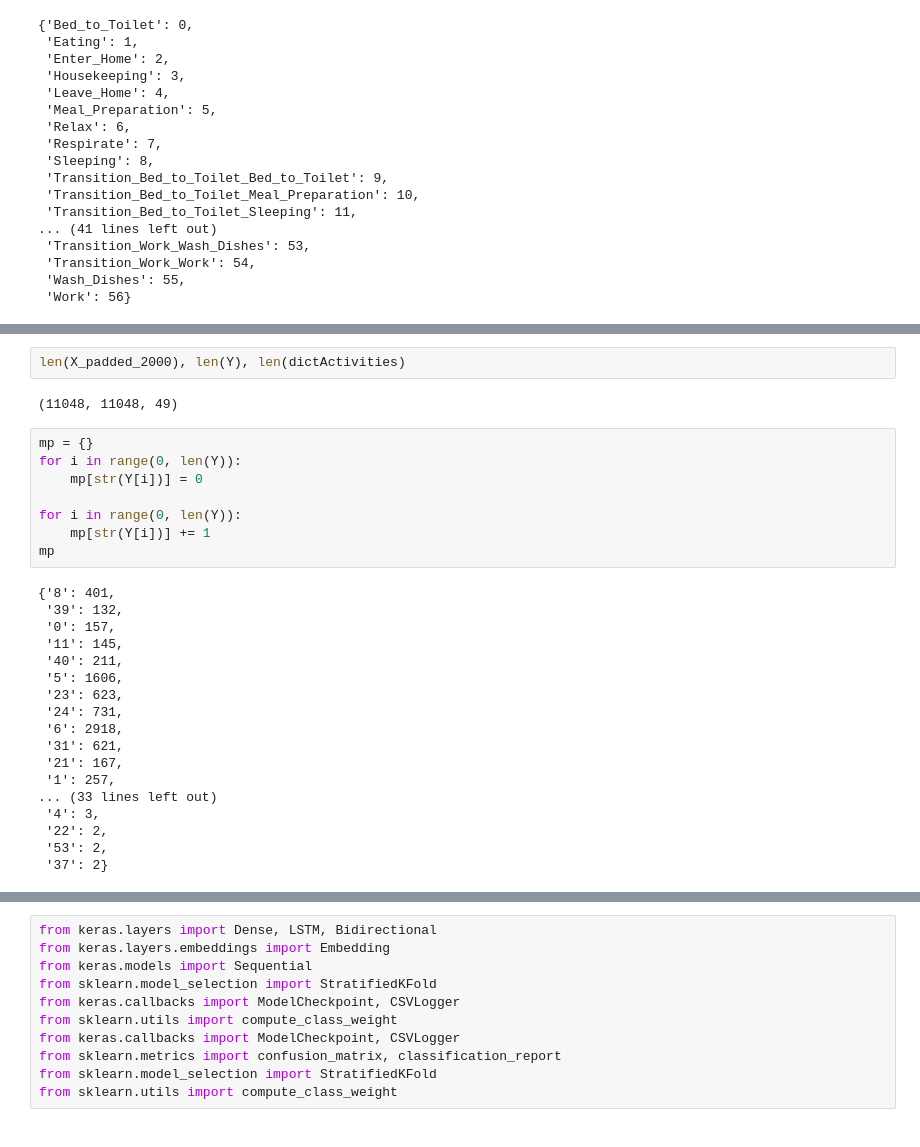
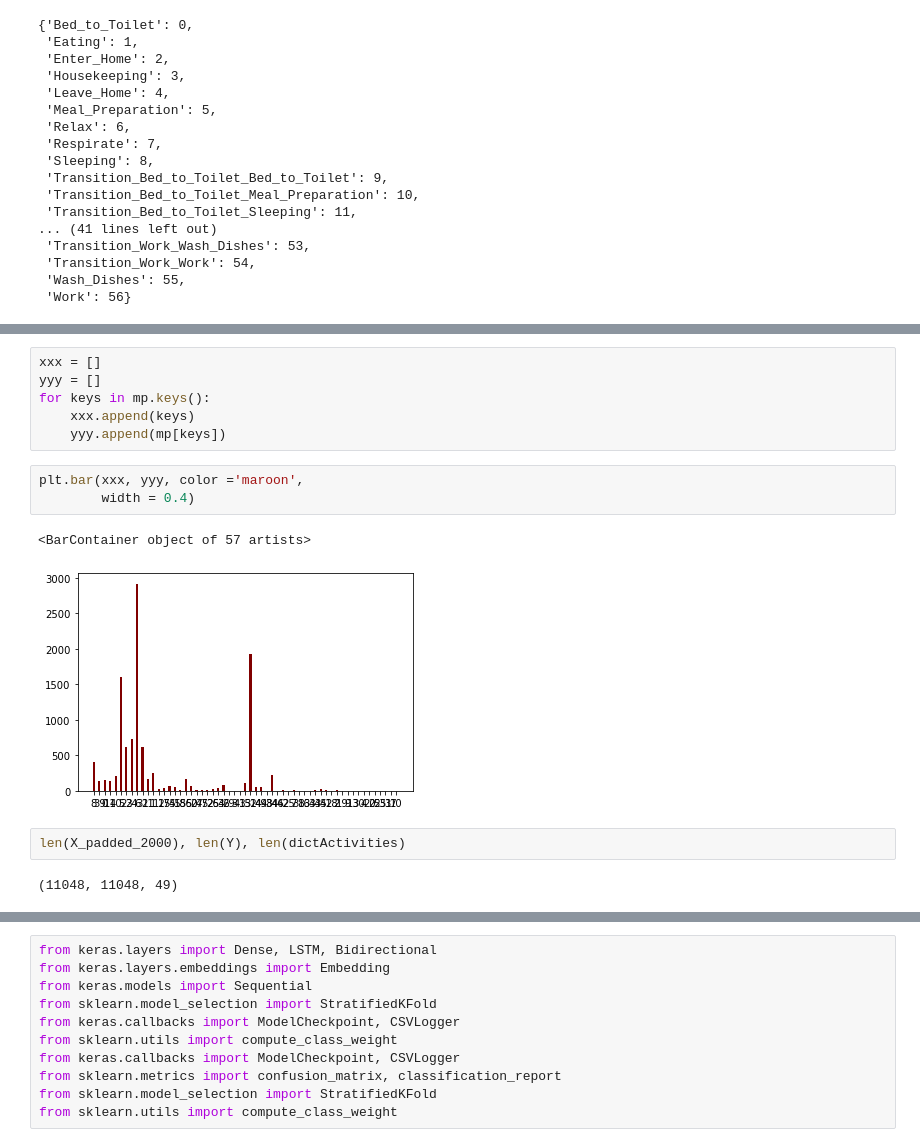
Before and after one commit to vladbucur2000/casas-datascience, a Jupyter notebook: LSTM.ipynb, the cells around one changed output, grey strips where cells are left out. Cells and saved outputs as stored; diff of their text form.

```diff
--- a/LSTM.ipynb
+++ b/LSTM.ipynb
@@ -248,30 +261,16 @@ while i < LEN:
+# %%
+xxx = []
+yyy = []
+for keys in mp.keys():
+    xxx.append(keys)
+    yyy.append(mp[keys])
+# %%
+plt.bar(xxx, yyy, color ='maroon',
+        width = 0.4)
+# %% [output]
+<BarContainer object of 57 artists>
+[figure, added]
 # %%
 len(X_padded_2000), len(Y), len(dictActivities)
 # %% [output]
 (11048, 11048, 49)
-# %%
-mp = {}
-for i in range(0, len(Y)):
-    mp[str(Y[i])] = 0
-
-for i in range(0, len(Y)):
-    mp[str(Y[i])] += 1
-mp
-# %% [output]
-{'8': 401,
- '39': 132,
- '0': 157,
- '11': 145,
- '40': 211,
- '5': 1606,
- '23': 623,
- '24': 731,
- '6': 2918,
- '31': 621,
- '21': 167,
- '1': 257,
-... (33 lines left out)
- '4': 3,
- '22': 2,
- '53': 2,
- '37': 2}
```
Also changed, not shown: parts of 24 cells of this notebook.
